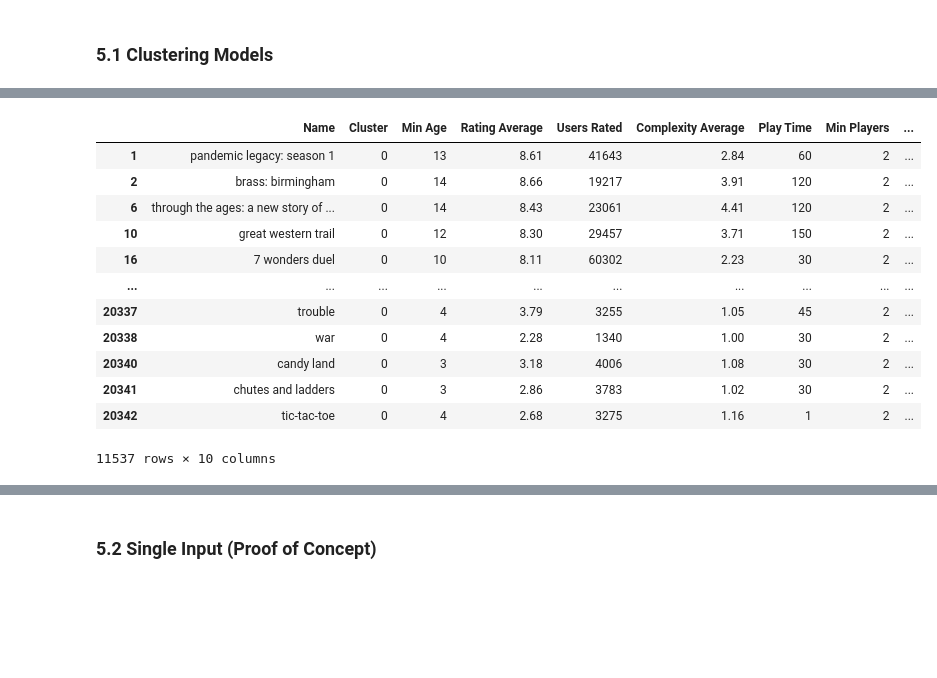
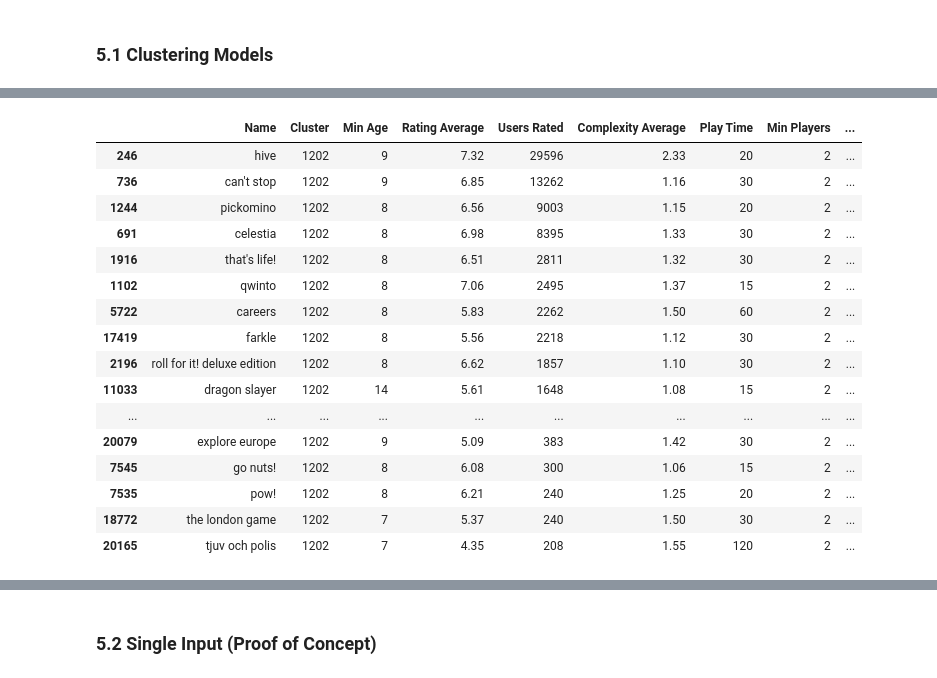
Before and after one commit to ChessGuy/data-projects, a Jupyter notebook: Board Game Recommender/Board Game Recommender.ipynb, the cells around one changed output, grey strips where cells are left out. Cells and saved outputs as stored; diff of their text form; code cells hidden in the pictures; blank space fills up the shorter version.

```diff
--- a/Board Game Recommender/Board Game Recommender.ipynb
+++ b/Board Game Recommender/Board Game Recommender.ipynb
@@ -377,0 +383,3 @@ num_attributes
+# %%
+num_attributes = features.select_dtypes(np.number).drop(['ID', 'Year Published', 'BGG Rank', 'Users Rated', 'Rating Average', 'Owned Users', 'Complexity Average','Min Age','Max Players', 'Play Time'], axis=1).columns.tolist()
+num_attributes
@@ -524,0 +537,7 @@ pd.DataFrame(features_fitted)
+# %%
+%%time
+intertias = []
+for i in range(1, 100):
+    kmeans = KMeans(n_clusters=i, random_state=0)
+    kmeans.fit(features_fitted)
+    intertias.append(kmeans.inertia_)
@@ -583,0 +612,7 @@ plt.show()
+# %%
+clusters_above_10 = []
+
+for i in range(1, 5000, 100):
+    kmeans_pca = KMeans(n_clusters=i, random_state=0, n_init='auto')
+    kmeans_pca.fit_predict(principal_components)
+    clusters_above_10.append((pd.DataFrame(kmeans_pca.labels_).value_counts() > 10).sum())
@@ -584,7 +624,7 @@ plt.show()
 # %%
 %%time
 
-kmeans_pca = KMeans(n_clusters=15, random_state=0, n_init='auto')
+kmeans_pca = KMeans(n_clusters=1500, random_state=0, n_init='auto')
 kmeans_pca.fit_predict(principal_components)
 
 pd.DataFrame(kmeans_pca.labels_).value_counts()
@@ -660,19 +664,23 @@ search_df
 # %%
 search_df['Name'] = search_df['Name'].str.lower()
 # %%
-target_cluster = search_df[search_df['Name'] == 'chess']['Cluster'].item()
-search_df[search_df['Cluster'] == target_cluster]
+target_cluster = search_df[search_df['Name'] == "can't stop"]['Cluster'].item()
+search_df[search_df['Cluster'] == target_cluster].sort_values(by='Custom Rating', ascending=False)
 # %% [output]
 |  | Name | Cluster | Min Age | Rating Average | Users Rated | Complexity Average | Play Time | Min Players | ... |
-| 1 | pandemic legacy: season 1 | 0 | 13 | 8.61 | 41643 | 2.84 | 60 | 2 | ... |
-| 2 | brass: birmingham | 0 | 14 | 8.66 | 19217 | 3.91 | 120 | 2 | ... |
-| 6 | through the ages: a new story of ... | 0 | 14 | 8.43 | 23061 | 4.41 | 120 | 2 | ... |
-| 10 | great western trail | 0 | 12 | 8.30 | 29457 | 3.71 | 150 | 2 | ... |
-| 16 | 7 wonders duel | 0 | 10 | 8.11 | 60302 | 2.23 | 30 | 2 | ... |
+| 246 | hive | 1202 | 9 | 7.32 | 29596 | 2.33 | 20 | 2 | ... |
+| 736 | can't stop | 1202 | 9 | 6.85 | 13262 | 1.16 | 30 | 2 | ... |
+| 1244 | pickomino | 1202 | 8 | 6.56 | 9003 | 1.15 | 20 | 2 | ... |
+| 691 | celestia | 1202 | 8 | 6.98 | 8395 | 1.33 | 30 | 2 | ... |
+| 1916 | that's life! | 1202 | 8 | 6.51 | 2811 | 1.32 | 30 | 2 | ... |
+| 1102 | qwinto | 1202 | 8 | 7.06 | 2495 | 1.37 | 15 | 2 | ... |
+| 5722 | careers | 1202 | 8 | 5.83 | 2262 | 1.50 | 60 | 2 | ... |
+| 17419 | farkle | 1202 | 8 | 5.56 | 2218 | 1.12 | 30 | 2 | ... |
+| 2196 | roll for it! deluxe edition | 1202 | 8 | 6.62 | 1857 | 1.10 | 30 | 2 | ... |
+| 11033 | dragon slayer | 1202 | 14 | 5.61 | 1648 | 1.08 | 15 | 2 | ... |
 | ... | ... | ... | ... | ... | ... | ... | ... | ... | ... |
-| 20337 | trouble | 0 | 4 | 3.79 | 3255 | 1.05 | 45 | 2 | ... |
-| 20338 | war | 0 | 4 | 2.28 | 1340 | 1.00 | 30 | 2 | ... |
-| 20340 | candy land | 0 | 3 | 3.18 | 4006 | 1.08 | 30 | 2 | ... |
-| 20341 | chutes and ladders | 0 | 3 | 2.86 | 3783 | 1.02 | 30 | 2 | ... |
-| 20342 | tic-tac-toe | 0 | 4 | 2.68 | 3275 | 1.16 | 1 | 2 | ... |
+| 20079 | explore europe | 1202 | 9 | 5.09 | 383 | 1.42 | 30 | 2 | ... |
+| 7545 | go nuts! | 1202 | 8 | 6.08 | 300 | 1.06 | 15 | 2 | ... |
+| 7535 | pow! | 1202 | 8 | 6.21 | 240 | 1.25 | 20 | 2 | ... |
+| 18772 | the london game | 1202 | 7 | 5.37 | 240 | 1.50 | 30 | 2 | ... |
+| 20165 | tjuv och polis | 1202 | 7 | 4.35 | 208 | 1.55 | 120 | 2 | ... |
-11537 rows × 10 columns
```
Also changed, not shown: parts of 21 cells of this notebook.
